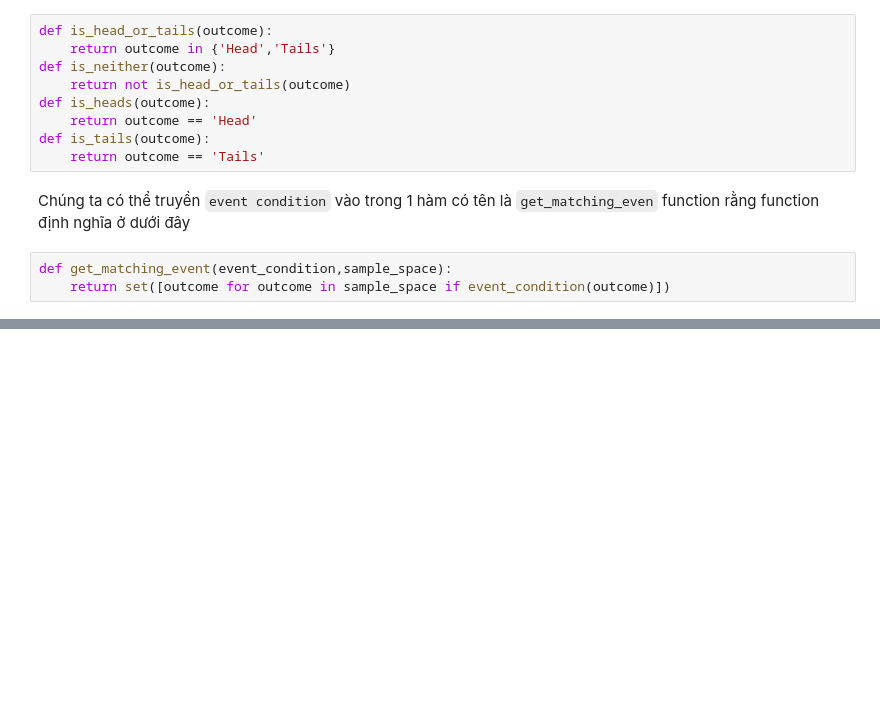
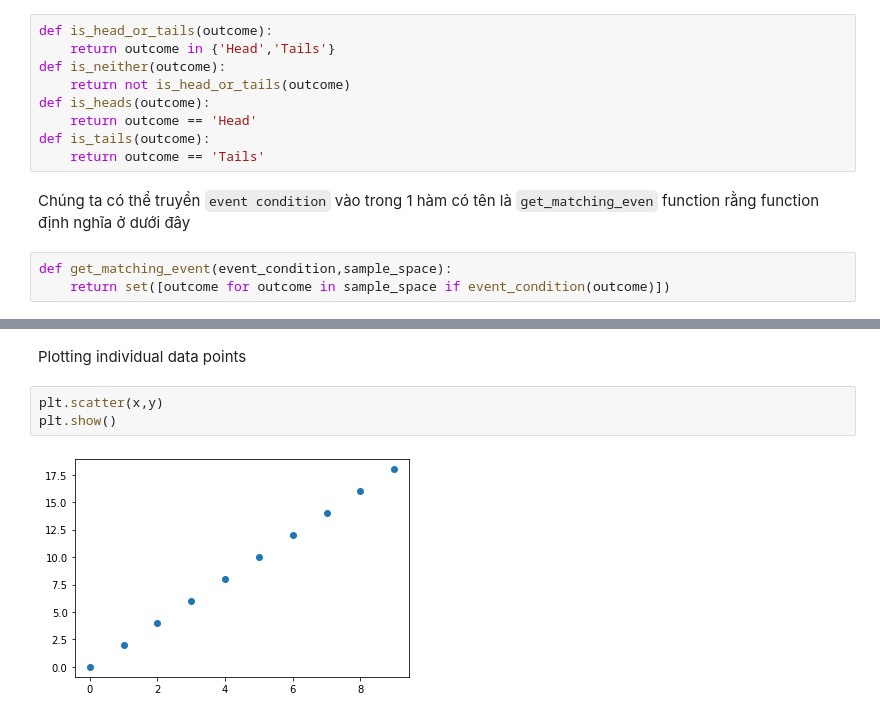
Before and after one commit to Thuoq/Data-Science-Bookcamp, a Jupyter notebook: Case study 1—Finding the winning strategy in a card game.ipynb, the cells around one changed output, grey strips where cells are left out. Drawn from its saved outputs; the diff is of its cells as text; blank space fills up the shorter version.

```diff
--- a/Case study 1—Finding the winning strategy in a card game.ipynb
+++ b/Case study 1—Finding the winning strategy in a card game.ipynb
@@ -56,0 +355,7 @@ for event_condition in event_conditions:
+# %% [markdown]
+Plotting individual data points
+# %%
+plt.scatter(x,y)
+plt.show()
+# %% [output]
+[figure, added]
```
Also changed, not shown: parts of 60 cells of this notebook.
